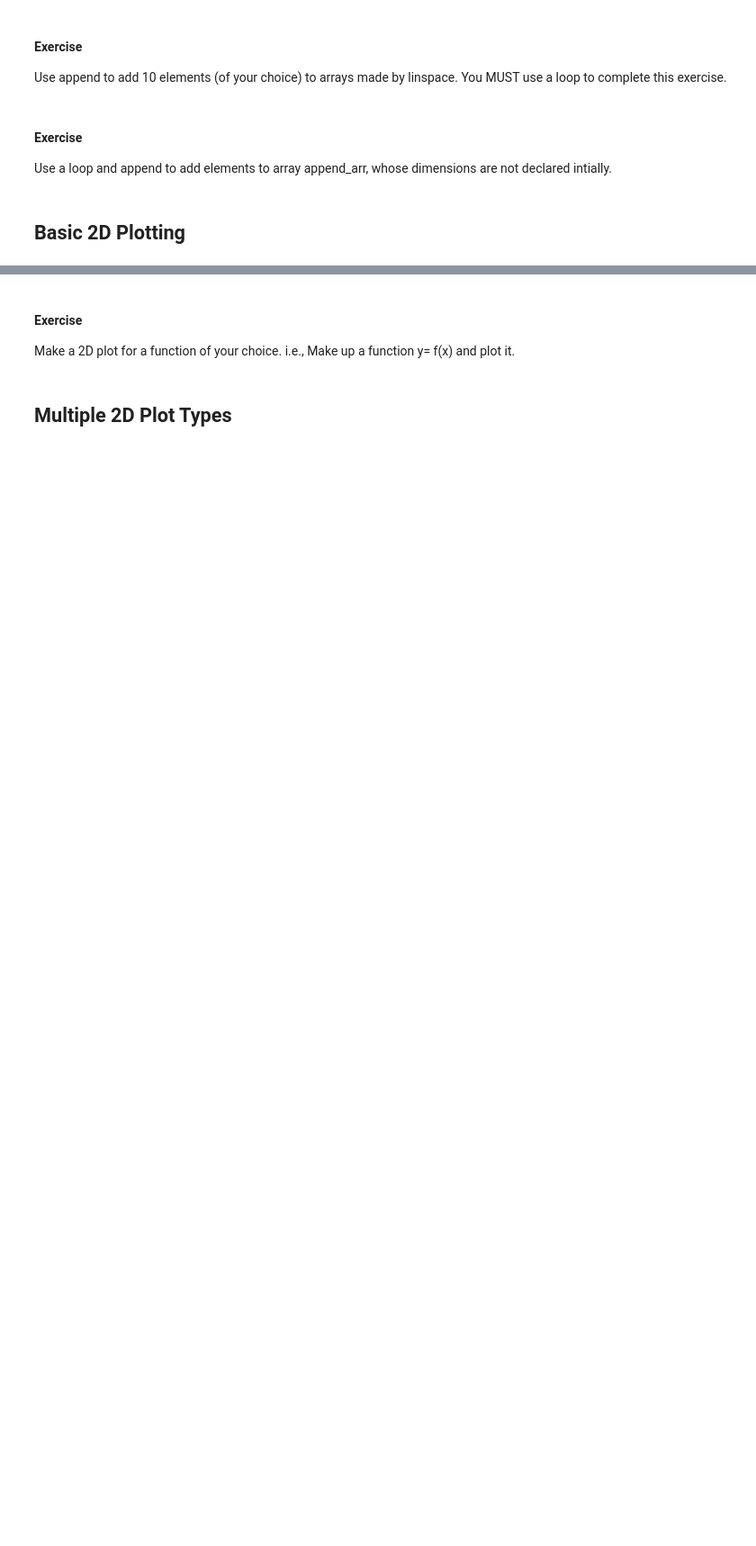
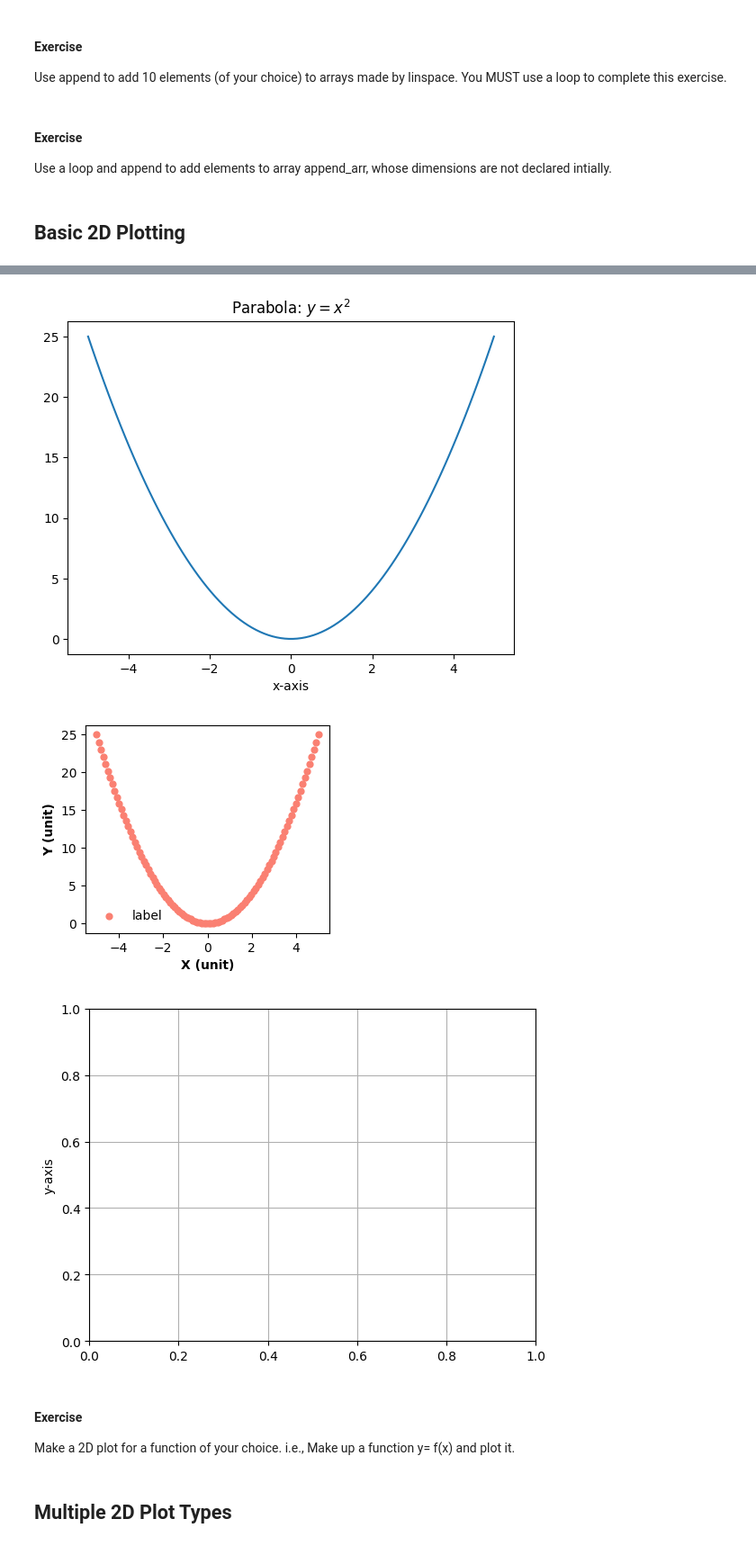
Before and after one commit to sshashkina/Engineering-Methods, a Jupyter notebook: Lecture 6_python_plotting.ipynb, the cells around one changed output, grey strips where cells are left out. Shown at 90% size. Saved outputs shown, nothing was run; the diff lists cells and outputs as text; code cells hidden in the pictures; blank space fills up the shorter version.

```diff
--- a/Lecture 6_python_plotting.ipynb
+++ b/Lecture 6_python_plotting.ipynb
@@ -117,6 +164,8 @@ Use a loop and append to add elements to array append_arr, whose dimensions are
 # %% [markdown]
 ## Basic 2D Plotting
 # %%
+%pip install matplotlib
+
 # Try comment out the lines of code below and run it to see the plot
 # So you can see how the plot changes
 # Add comments to explain what each line does
@@ -127,9 +176,23 @@ y = x**2
 plt.plot(x, y)
 plt.title("Parabola: $y=x^2$")
 plt.xlabel("x-axis")
+fig, ax = plt.subplots(figsize=(3.5, 3))
+
+_ = ax.scatter(x, y, color='salmon', s=24, label='label')
+_ = ax.legend(frameon=False, loc=0, title='')
+
+# Set axis labels, display in bold
+ax.set_xlabel("X (unit)", fontweight="bold")
+ax.set_ylabel("Y (unit)", fontweight="bold")
+
+plt.show()
+import matplotlib.pyplot as plt
+import numpy as np
+
 plt.ylabel("y-axis")
 plt.grid()
 # plt.xlim(0, 5)  # Uncomment to limit x-axis from 0 to 5
 # plt.ylim(0, 25) # Uncomment to limit y-axis from 0 to 25
 plt.axhline(0, color='red',linewidth=0.5, ls='--')
 plt.show()
+# %% [output]
@@ -136,3 +211,6 @@ plt.show()
+[figure, added]
+[figure, added]
+[figure, added]
 # %% [markdown]
 #### Exercise
 Make a 2D plot for a function of your choice. i.e., Make up a function y= f(x) and plot it.
```
Also changed, not shown: parts of 13 cells of this notebook.
